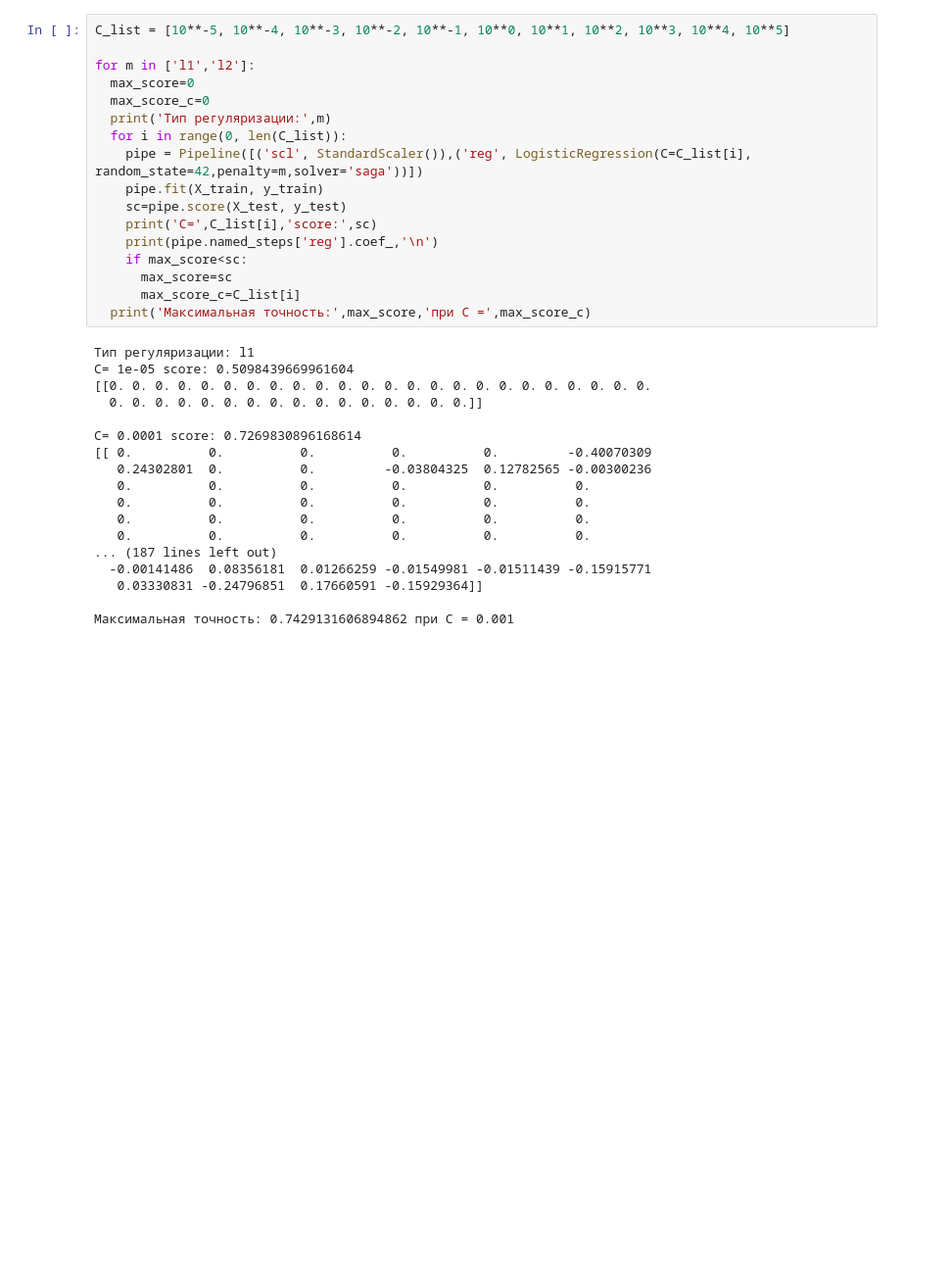
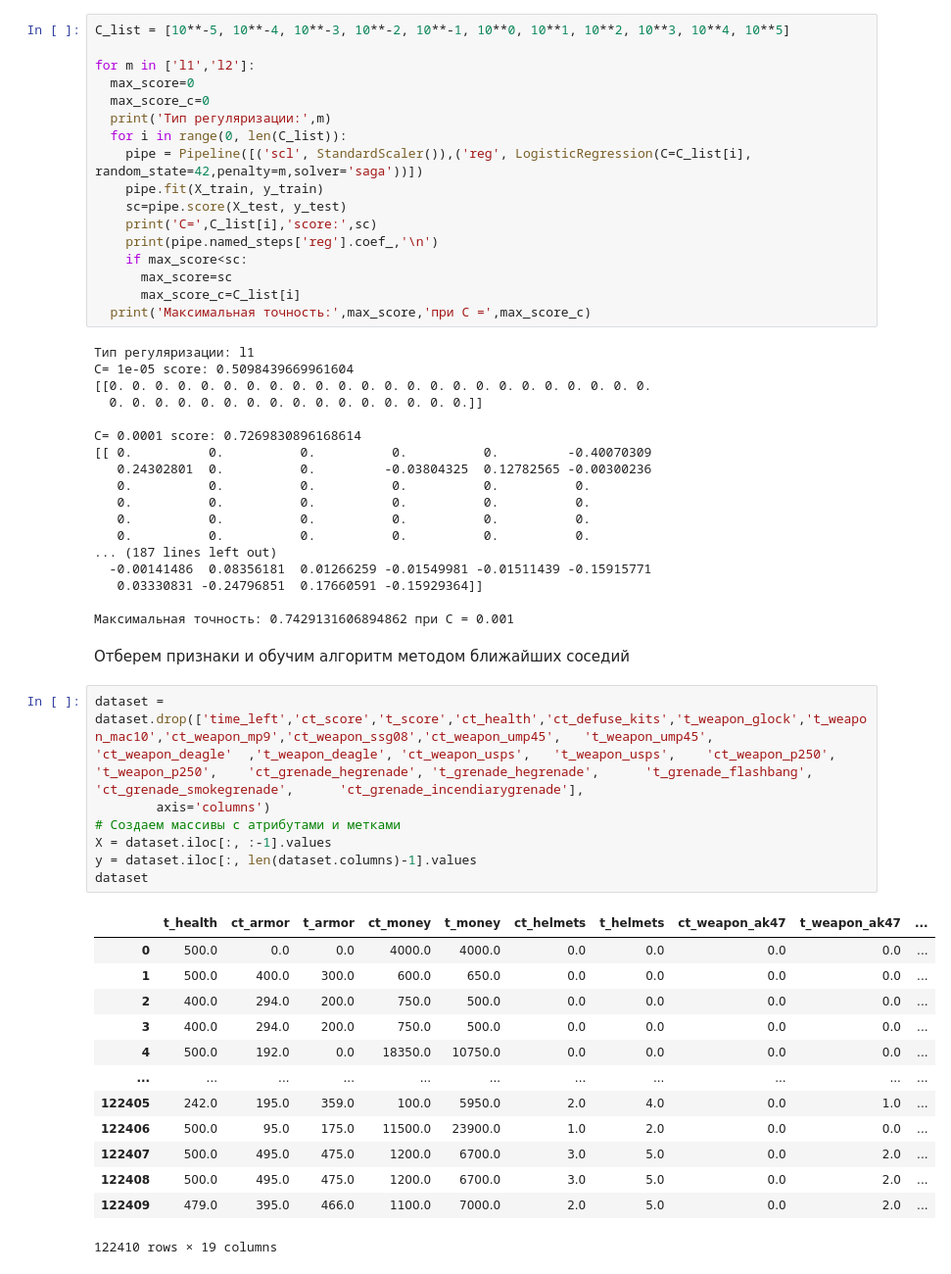
Before and after one commit to SlowPoke228/Lessons, a Jupyter notebook: L3(Linear).ipynb, the cells around one changed output. Shown: that part at 98% size. Cells and saved outputs as stored; diff of their text form; blank space fills up the shorter version.

```diff
--- a/L3(Linear).ipynb
+++ b/L3(Linear).ipynb
@@ -97,3 +99,26 @@ C= 0.0001 score: 0.7269830896168614
    0.03330831 -0.24796851  0.17660591 -0.15929364]]
 
 Максимальная точность: 0.7429131606894862 при С = 0.001
+# %% [markdown]
+Отберем признаки и обучим алгоритм методом ближайших соседий
+# %%
+dataset = dataset.drop(['time_left','ct_score','t_score','ct_health','ct_defuse_kits','t_weapon_glock','t_weapon_mac10','ct_weapon_mp9','ct_weapon_ssg08','ct_weapon_ump45',	't_weapon_ump45',	'ct_weapon_deagle'	,'t_weapon_deagle',	'ct_weapon_usps',	't_weapon_usps',	'ct_weapon_p250',	't_weapon_p250',	'ct_grenade_hegrenade',	't_grenade_hegrenade',		't_grenade_flashbang',	'ct_grenade_smokegrenade',		'ct_grenade_incendiarygrenade'],
+        axis='columns')
+# Создаем массивы с атрибутами и метками
+X = dataset.iloc[:, :-1].values
+y = dataset.iloc[:, len(dataset.columns)-1].values
+dataset
+# %% [output]
+|  | t_health | ct_armor | t_armor | ct_money | t_money | ct_helmets | t_helmets | ct_weapon_ak47 | t_weapon_ak47 | ... |
+| 0 | 500.0 | 0.0 | 0.0 | 4000.0 | 4000.0 | 0.0 | 0.0 | 0.0 | 0.0 | ... |
+| 1 | 500.0 | 400.0 | 300.0 | 600.0 | 650.0 | 0.0 | 0.0 | 0.0 | 0.0 | ... |
+| 2 | 400.0 | 294.0 | 200.0 | 750.0 | 500.0 | 0.0 | 0.0 | 0.0 | 0.0 | ... |
+| 3 | 400.0 | 294.0 | 200.0 | 750.0 | 500.0 | 0.0 | 0.0 | 0.0 | 0.0 | ... |
+| 4 | 500.0 | 192.0 | 0.0 | 18350.0 | 10750.0 | 0.0 | 0.0 | 0.0 | 0.0 | ... |
+| ... | ... | ... | ... | ... | ... | ... | ... | ... | ... | ... |
+| 122405 | 242.0 | 195.0 | 359.0 | 100.0 | 5950.0 | 2.0 | 4.0 | 0.0 | 1.0 | ... |
+| 122406 | 500.0 | 95.0 | 175.0 | 11500.0 | 23900.0 | 1.0 | 2.0 | 0.0 | 0.0 | ... |
+| 122407 | 500.0 | 495.0 | 475.0 | 1200.0 | 6700.0 | 3.0 | 5.0 | 0.0 | 2.0 | ... |
+| 122408 | 500.0 | 495.0 | 475.0 | 1200.0 | 6700.0 | 3.0 | 5.0 | 0.0 | 2.0 | ... |
+| 122409 | 479.0 | 395.0 | 466.0 | 1100.0 | 7000.0 | 2.0 | 5.0 | 0.0 | 2.0 | ... |
+122410 rows × 19 columns
```
Also changed, not shown: parts of 3 cells of this notebook.
